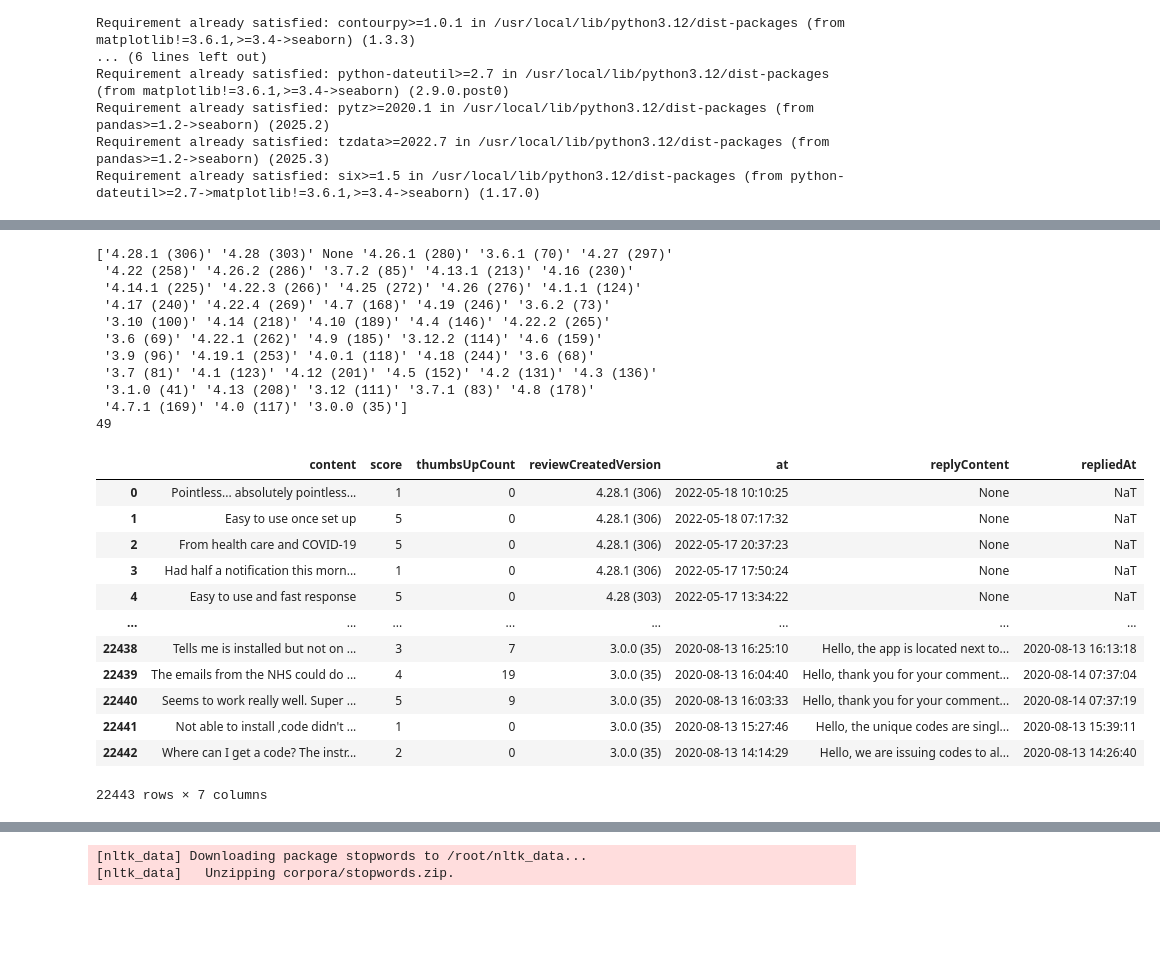
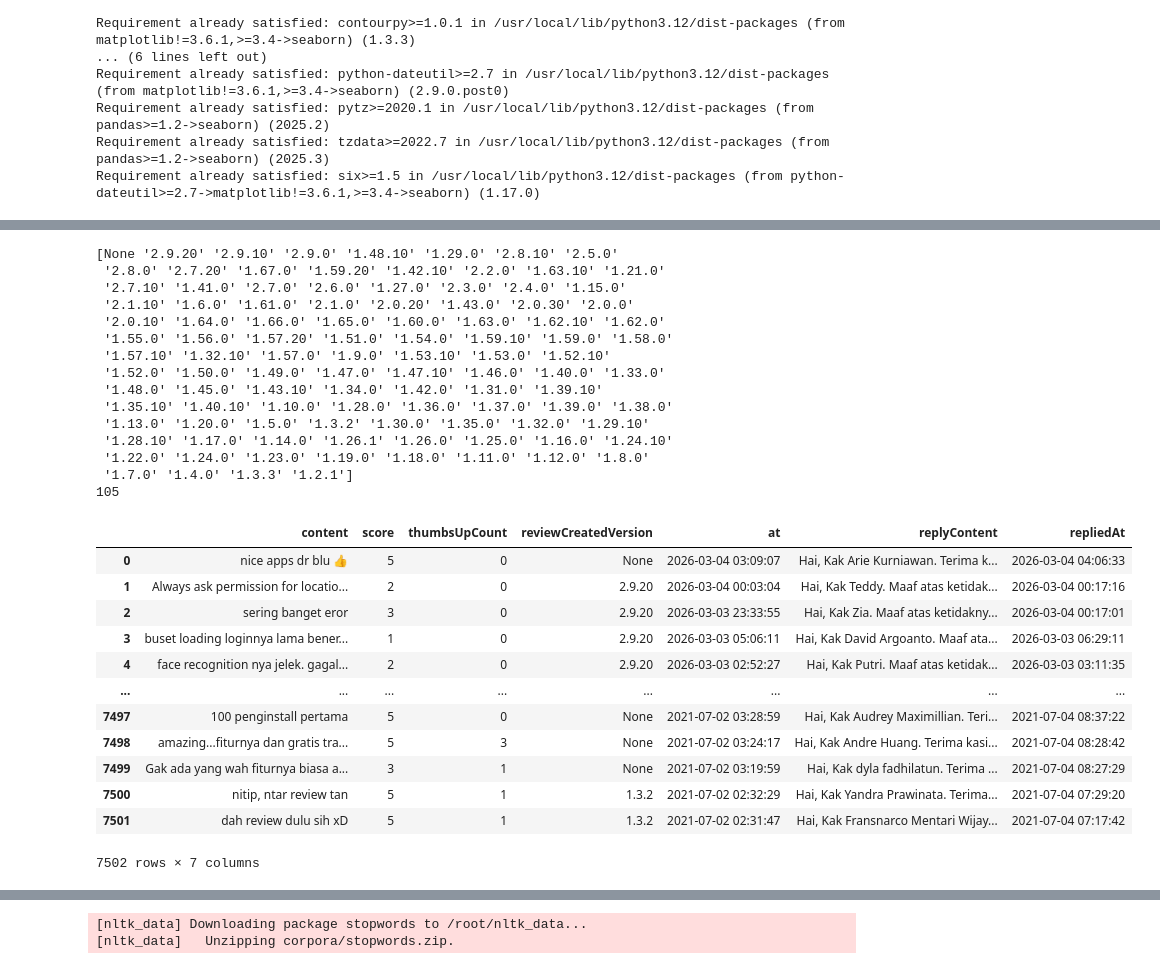
Before and after one commit to adljna/Blu-SentimentAnalysis, a Jupyter notebook: ScrapReview_bluApp.ipynb, the cells around one changed output, grey strips where cells are left out. Cells and saved outputs as stored; diff of their text form; code cells hidden in the pictures; blank space fills up the shorter version.

```diff
--- a/ScrapReview_bluApp.ipynb
+++ b/ScrapReview_bluApp.ipynb
@@ -81,38 +81,41 @@ df_bluRev.head()
 | 3 | 740ae8f1-e797-4aed-ae05-bf687bf4dc70 | A Google user | https://play-lh.googleusercontent... | buset loading loginnya lama bener... | 1 | 0 | 2.9.20 | 2026-03-03 05:06:11 | ... |
 | 4 | c7a0f81b-a13c-4913-b0fa-276b36c6f2ce | A Google user | https://play-lh.googleusercontent... | face recognition nya jelek. gagal... | 2 | 0 | 2.9.20 | 2026-03-03 02:52:27 | ... |
 # %%
-print(df_nhsrev.reviewCreatedVersion.unique())
-print(df_nhsrev.reviewCreatedVersion.nunique())
+print(df_bluRev.reviewCreatedVersion.unique())
+print(df_bluRev.reviewCreatedVersion.nunique())
 # %% [output]
-['4.28.1 (306)' '4.28 (303)' None '4.26.1 (280)' '3.6.1 (70)' '4.27 (297)'
- '4.22 (258)' '4.26.2 (286)' '3.7.2 (85)' '4.13.1 (213)' '4.16 (230)'
- '4.14.1 (225)' '4.22.3 (266)' '4.25 (272)' '4.26 (276)' '4.1.1 (124)'
- '4.17 (240)' '4.22.4 (269)' '4.7 (168)' '4.19 (246)' '3.6.2 (73)'
- '3.10 (100)' '4.14 (218)' '4.10 (189)' '4.4 (146)' '4.22.2 (265)'
- '3.6 (69)' '4.22.1 (262)' '4.9 (185)' '3.12.2 (114)' '4.6 (159)'
- '3.9 (96)' '4.19.1 (253)' '4.0.1 (118)' '4.18 (244)' '3.6 (68)'
- '3.7 (81)' '4.1 (123)' '4.12 (201)' '4.5 (152)' '4.2 (131)' '4.3 (136)'
- '3.1.0 (41)' '4.13 (208)' '3.12 (111)' '3.7.1 (83)' '4.8 (178)'
- '4.7.1 (169)' '4.0 (117)' '3.0.0 (35)']
-49
+[None '2.9.20' '2.9.10' '2.9.0' '1.48.10' '1.29.0' '2.8.10' '2.5.0'
+ '2.8.0' '2.7.20' '1.67.0' '1.59.20' '1.42.10' '2.2.0' '1.63.10' '1.21.0'
+ '2.7.10' '1.41.0' '2.7.0' '2.6.0' '1.27.0' '2.3.0' '2.4.0' '1.15.0'
+ '2.1.10' '1.6.0' '1.61.0' '2.1.0' '2.0.20' '1.43.0' '2.0.30' '2.0.0'
+ '2.0.10' '1.64.0' '1.66.0' '1.65.0' '1.60.0' '1.63.0' '1.62.10' '1.62.0'
+ '1.55.0' '1.56.0' '1.57.20' '1.51.0' '1.54.0' '1.59.10' '1.59.0' '1.58.0'
+ '1.57.10' '1.32.10' '1.57.0' '1.9.0' '1.53.10' '1.53.0' '1.52.10'
+ '1.52.0' '1.50.0' '1.49.0' '1.47.0' '1.47.10' '1.46.0' '1.40.0' '1.33.0'
+ '1.48.0' '1.45.0' '1.43.10' '1.34.0' '1.42.0' '1.31.0' '1.39.10'
+ '1.35.10' '1.40.10' '1.10.0' '1.28.0' '1.36.0' '1.37.0' '1.39.0' '1.38.0'
+ '1.13.0' '1.20.0' '1.5.0' '1.3.2' '1.30.0' '1.35.0' '1.32.0' '1.29.10'
+ '1.28.10' '1.17.0' '1.14.0' '1.26.1' '1.26.0' '1.25.0' '1.16.0' '1.24.10'
+ '1.22.0' '1.24.0' '1.23.0' '1.19.0' '1.18.0' '1.11.0' '1.12.0' '1.8.0'
+ '1.7.0' '1.4.0' '1.3.3' '1.2.1']
+105
 # %%
-#We do not need data for column reviewId, userName, userImage so
-#we will show only these column
-df_nhsrev.loc[:,["content","score","thumbsUpCount", "reviewCreatedVersion", "at", "replyContent", "repliedAt"]]
+#We do not need data for column reviewId, userName, userImage so we will show only these column
+df_bluRev.loc[:,["content","score","thumbsUpCount", "reviewCreatedVersion", "at", "replyContent", "repliedAt"]]
 # %% [output]
 |  | content | score | thumbsUpCount | reviewCreatedVersion | at | replyContent | repliedAt |
-| 0 | Pointless... absolutely pointless... | 1 | 0 | 4.28.1 (306) | 2022-05-18 10:10:25 | None | NaT |
-| 1 | Easy to use once set up | 5 | 0 | 4.28.1 (306) | 2022-05-18 07:17:32 | None | NaT |
-| 2 | From health care and COVID-19 | 5 | 0 | 4.28.1 (306) | 2022-05-17 20:37:23 | None | NaT |
-| 3 | Had half a notification this morn... | 1 | 0 | 4.28.1 (306) | 2022-05-17 17:50:24 | None | NaT |
-| 4 | Easy to use and fast response | 5 | 0 | 4.28 (303) | 2022-05-17 13:34:22 | None | NaT |
+| 0 | nice apps dr blu 👍 | 5 | 0 | None | 2026-03-04 03:09:07 | Hai, Kak Arie Kurniawan. Terima k... | 2026-03-04 04:06:33 |
+| 1 | Always ask permission for locatio... | 2 | 0 | 2.9.20 | 2026-03-04 00:03:04 | Hai, Kak Teddy. Maaf atas ketidak... | 2026-03-04 00:17:16 |
+| 2 | sering banget eror | 3 | 0 | 2.9.20 | 2026-03-03 23:33:55 | Hai, Kak Zia. Maaf atas ketidakny... | 2026-03-04 00:17:01 |
+| 3 | buset loading loginnya lama bener... | 1 | 0 | 2.9.20 | 2026-03-03 05:06:11 | Hai, Kak David Argoanto. Maaf ata... | 2026-03-03 06:29:11 |
+| 4 | face recognition nya jelek. gagal... | 2 | 0 | 2.9.20 | 2026-03-03 02:52:27 | Hai, Kak Putri. Maaf atas ketidak... | 2026-03-03 03:11:35 |
 | ... | ... | ... | ... | ... | ... | ... | ... |
-| 22438 | Tells me is installed but not on ... | 3 | 7 | 3.0.0 (35) | 2020-08-13 16:25:10 | Hello, the app is located next to... | 2020-08-13 16:13:18 |
-| 22439 | The emails from the NHS could do ... | 4 | 19 | 3.0.0 (35) | 2020-08-13 16:04:40 | Hello, thank you for your comment... | 2020-08-14 07:37:04 |
-| 22440 | Seems to work really well. Super ... | 5 | 9 | 3.0.0 (35) | 2020-08-13 16:03:33 | Hello, thank you for your comment... | 2020-08-14 07:37:19 |
-| 22441 | Not able to install ,code didn't ... | 1 | 0 | 3.0.0 (35) | 2020-08-13 15:27:46 | Hello, the unique codes are singl... | 2020-08-13 15:39:11 |
-| 22442 | Where can I get a code? The instr... | 2 | 0 | 3.0.0 (35) | 2020-08-13 14:14:29 | Hello, we are issuing codes to al... | 2020-08-13 14:26:40 |
+| 7497 | 100 penginstall pertama | 5 | 0 | None | 2021-07-02 03:28:59 | Hai, Kak Audrey Maximillian. Teri... | 2021-07-04 08:37:22 |
+| 7498 | amazing...fiturnya dan gratis tra... | 5 | 3 | None | 2021-07-02 03:24:17 | Hai, Kak Andre Huang. Terima kasi... | 2021-07-04 08:28:42 |
+| 7499 | Gak ada yang wah fiturnya biasa a... | 3 | 1 | None | 2021-07-02 03:19:59 | Hai, Kak dyla fadhilatun. Terima ... | 2021-07-04 08:27:29 |
+| 7500 | nitip, ntar review tan | 5 | 1 | 1.3.2 | 2021-07-02 02:32:29 | Hai, Kak Yandra Prawinata. Terima... | 2021-07-04 07:29:20 |
+| 7501 | dah review dulu sih xD | 5 | 1 | 1.3.2 | 2021-07-02 02:31:47 | Hai, Kak Fransnarco Mentari Wijay... | 2021-07-04 07:17:42 |
-22443 rows × 7 columns
+7502 rows × 7 columns
 # %%
 !pip install emoji
 
```
Also changed, not shown: parts of 29 cells of this notebook.
